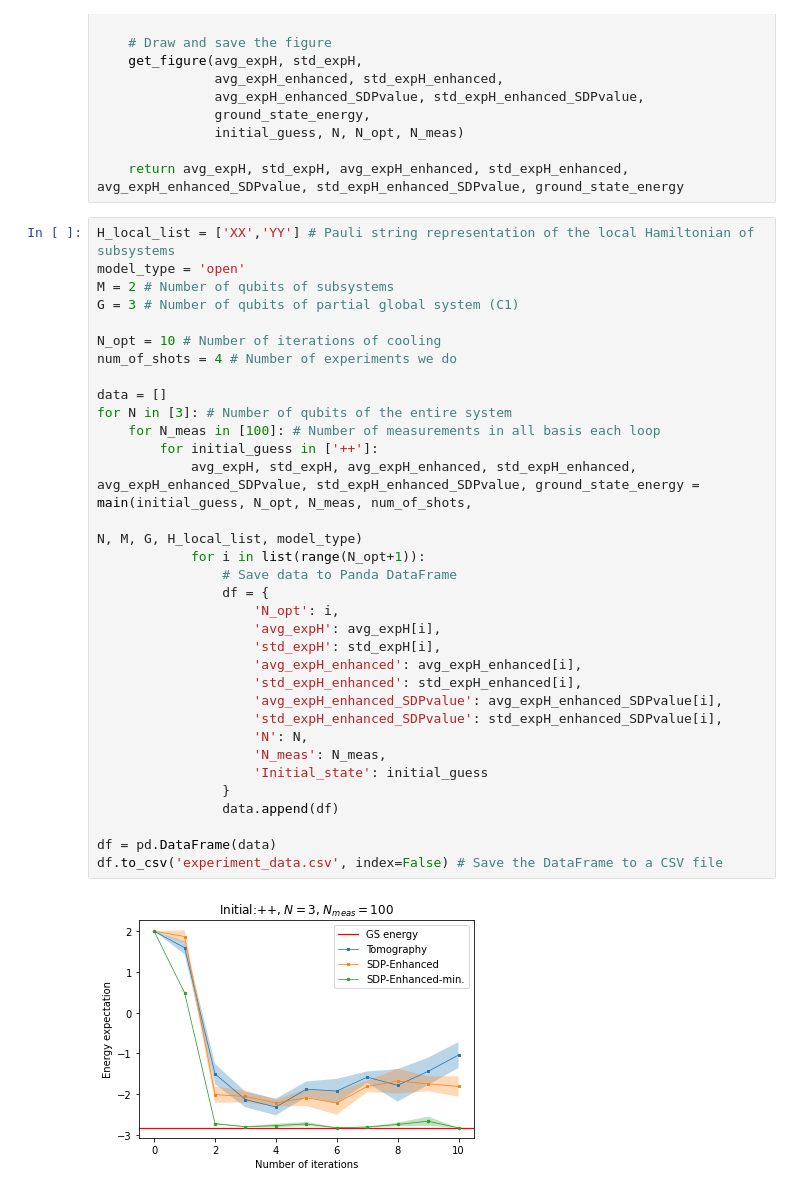
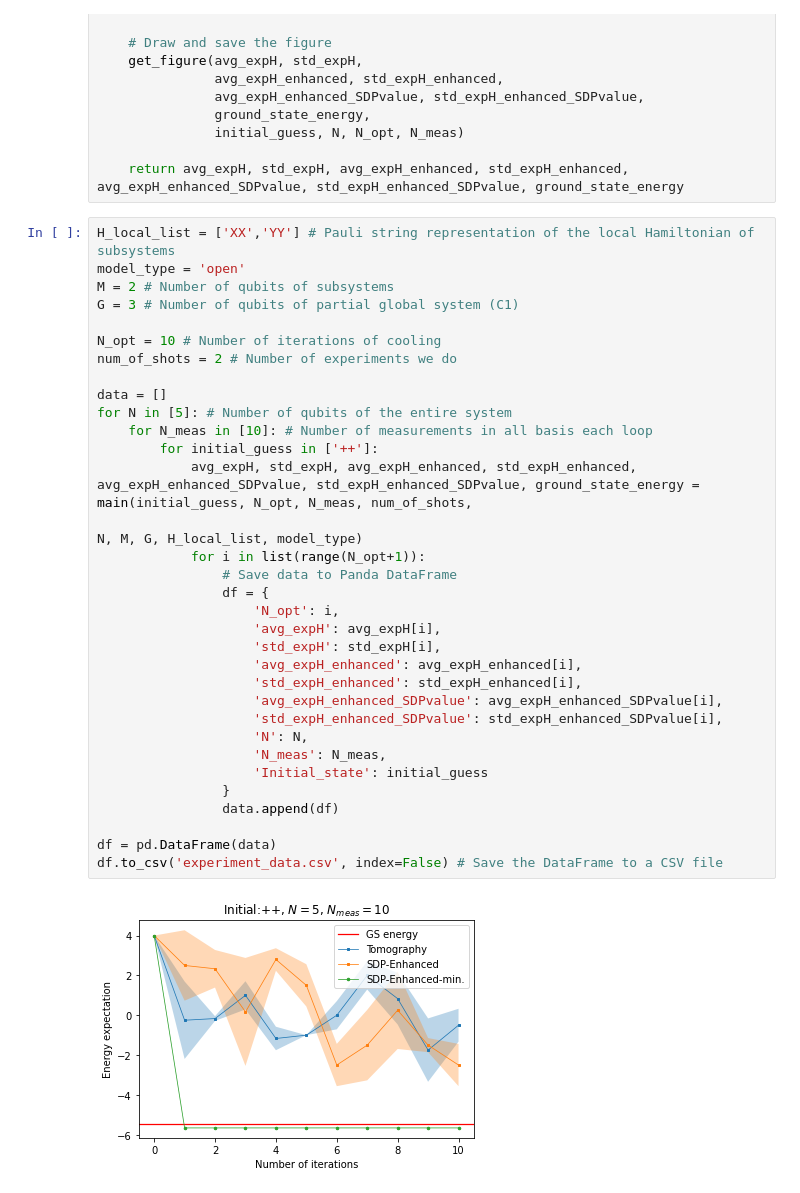
Before and after one commit to ZheruiWANG/SDP-for-VQE, a Jupyter notebook: More-Qubit Pro v3.0/algorithmic_cooling_final.ipynb, the cells around one changed output. Cells and saved outputs as stored; diff of their text form.

```diff
--- a/More-Qubit Pro v3.0/algorithmic_cooling_final.ipynb
+++ b/More-Qubit Pro v3.0/algorithmic_cooling_final.ipynb
@@ -768,34 +768,34 @@ def main(initial_guess, N_opt, N_meas, num_of_shots,
 H_local_list = ['XX','YY'] # Pauli string representation of the local Hamiltonian of subsystems
 model_type = 'open'
 M = 2 # Number of qubits of subsystems
 G = 3 # Number of qubits of partial global system (C1)
 
 N_opt = 10 # Number of iterations of cooling
-num_of_shots = 4 # Number of experiments we do
+num_of_shots = 2 # Number of experiments we do
 
 data = []
-for N in [3]: # Number of qubits of the entire system
-    for N_meas in [100]: # Number of measurements in all basis each loop
+for N in [5]: # Number of qubits of the entire system
+    for N_meas in [10]: # Number of measurements in all basis each loop
         for initial_guess in ['++']:
             avg_expH, std_expH, avg_expH_enhanced, std_expH_enhanced, avg_expH_enhanced_SDPvalue, std_expH_enhanced_SDPvalue, ground_state_energy = main(initial_guess, N_opt, N_meas, num_of_shots,
                                                                                                                                                 N, M, G, H_local_list, model_type)
             for i in list(range(N_opt+1)):
                 # Save data to Panda DataFrame
                 df = {
                     'N_opt': i,
                     'avg_expH': avg_expH[i],
                     'std_expH': std_expH[i],
                     'avg_expH_enhanced': avg_expH_enhanced[i],
                     'std_expH_enhanced': std_expH_enhanced[i],
                     'avg_expH_enhanced_SDPvalue': avg_expH_enhanced_SDPvalue[i],
                     'std_expH_enhanced_SDPvalue': std_expH_enhanced_SDPvalue[i],
                     'N': N,
                     'N_meas': N_meas,
                     'Initial_state': initial_guess
                 }
                 data.append(df)
 
 df = pd.DataFrame(data)
 df.to_csv('experiment_data.csv', index=False) # Save the DataFrame to a CSV file
 # %% [output]
-[figure, old version]
+[figure, new version]
```
Also changed, not shown: 9 other files.
